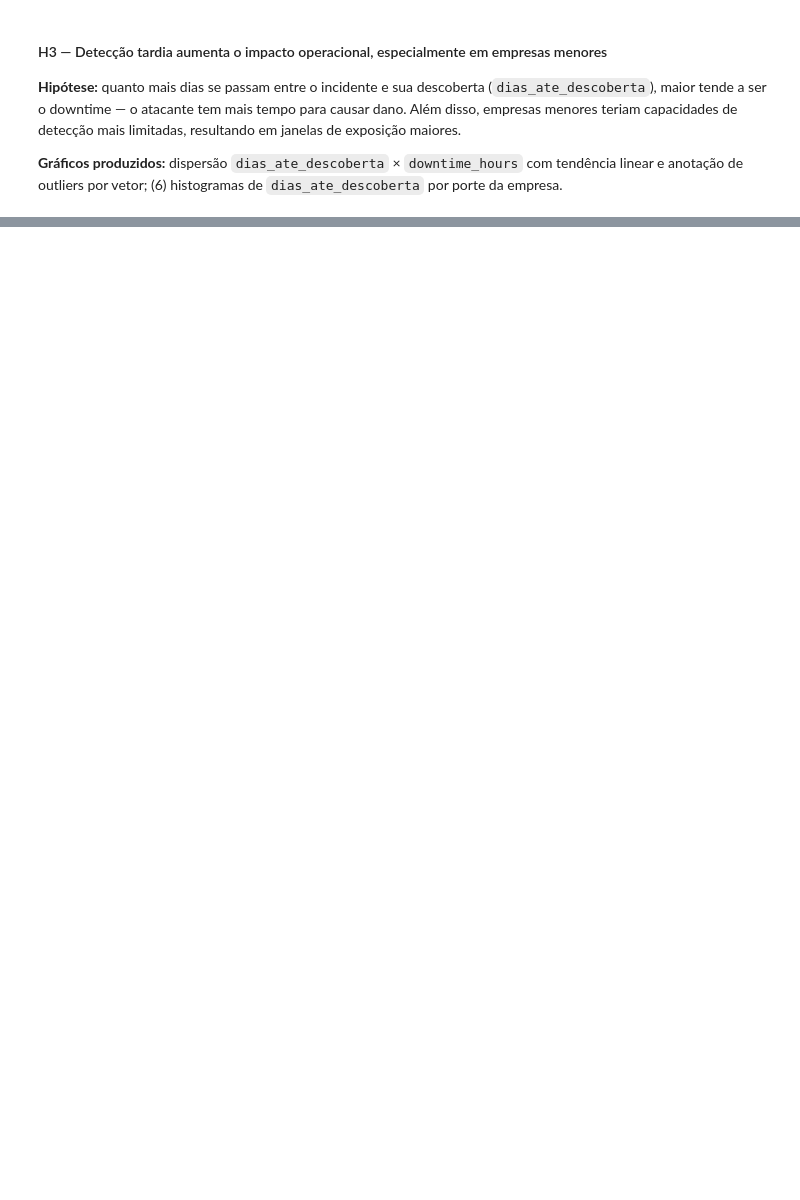
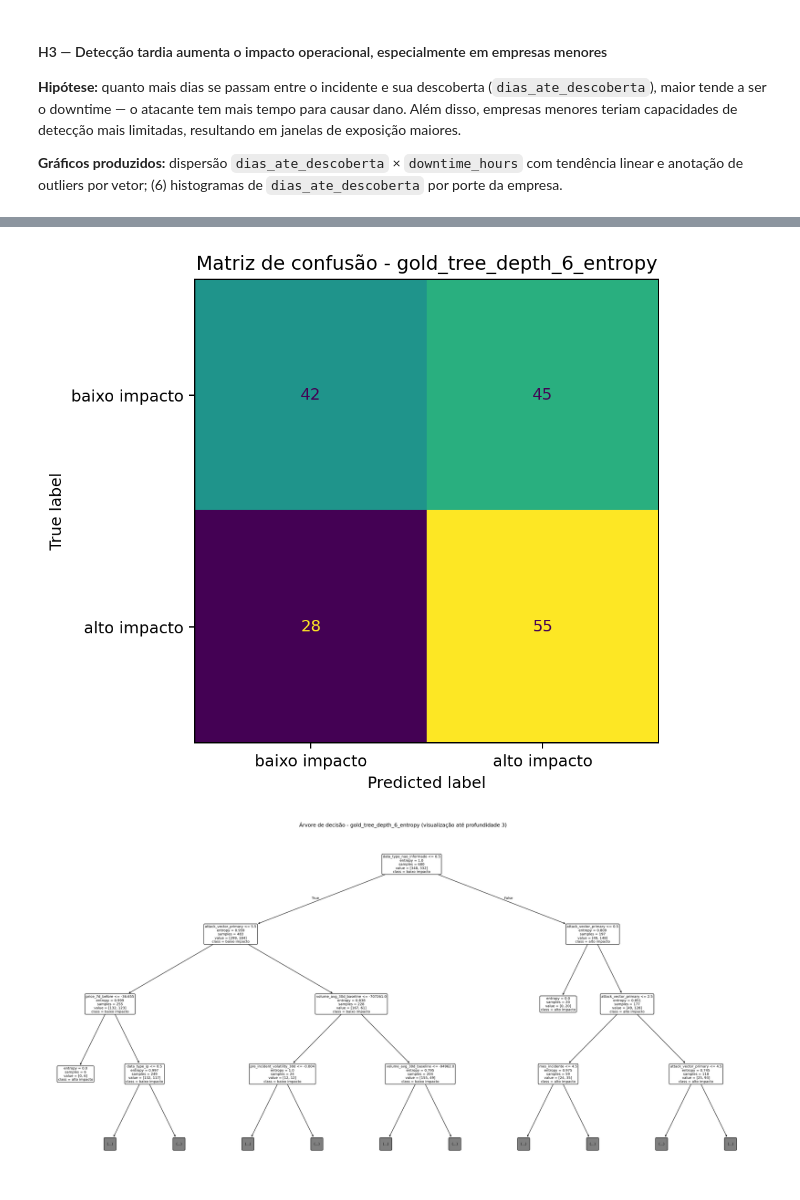
Before and after one commit to Yuri-Antonio-Santos-Fernandes/projeto_cyberseguranca, a Jupyter notebook: pipeline_ciberseguranca.ipynb, the cells around one changed output, grey strips where cells are left out. Saved outputs shown, nothing was run; the diff lists cells and outputs as text; code cells hidden in the pictures; blank space fills up the shorter version.

```diff
--- a/pipeline_ciberseguranca.ipynb
+++ b/pipeline_ciberseguranca.ipynb
@@ -1302,0 +1156,12 @@ print("Pipeline concluído com sucesso.")
+# %%
+from IPython.display import Image, display
+
+model_metrics = pd.read_csv(REPORTS_DIR / 'model_metrics.csv')
+comparison = pd.read_csv(REPORTS_DIR / 'model_comparison_silver_gold.csv')
+
+display(model_metrics)
+display(comparison)
+
+display(Image(filename=str(FIG_DIR / 'confusion_matrix_gold_decision_tree.png')))
+display(Image(filename=str(FIG_DIR / 'decision_tree_gold_best.png')))
+# %% [output]
@@ -1302,0 +1175,2 @@ print("Pipeline concluído com sucesso.")
+[figure, added]
+[figure, added]
```
Also changed, not shown: parts of 41 cells of this notebook, 54 other files.
